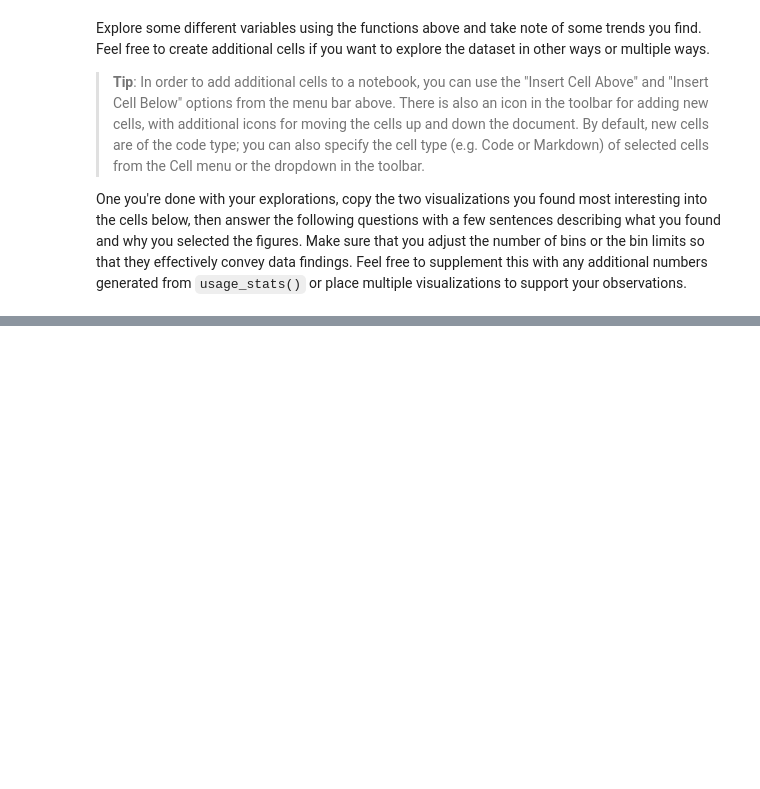
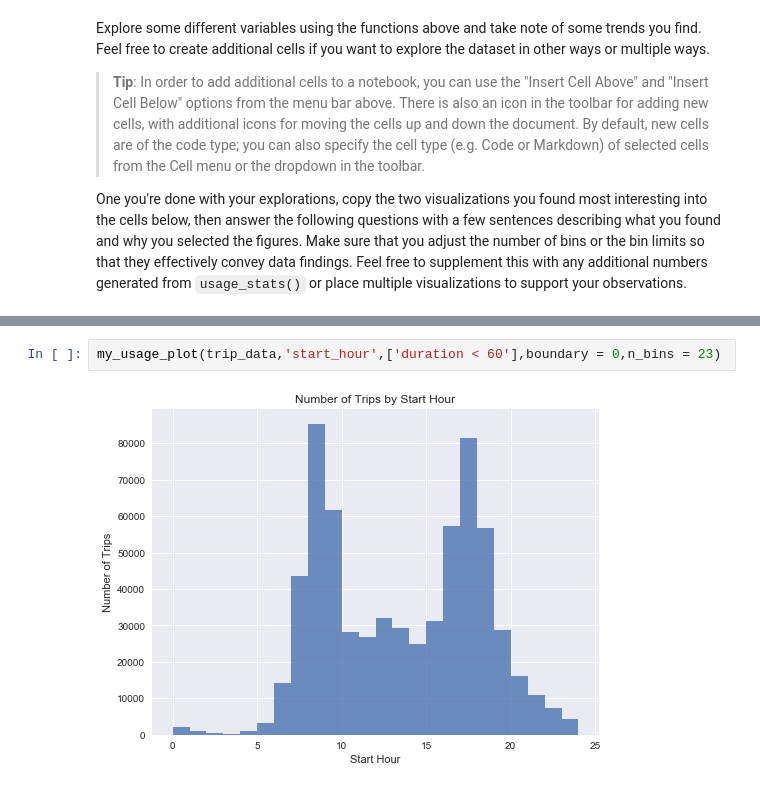
Before and after one commit to MasterXuBoya/dataanalysisnanodegree, a Jupyter notebook: Bay_Area_Bike_Share_Analysis.ipynb, the cells around one changed output, grey strips where cells are left out. Cells and saved outputs as stored; diff of their text form; blank space fills up the shorter version.

```diff
--- a/Bay_Area_Bike_Share_Analysis.ipynb
+++ b/Bay_Area_Bike_Share_Analysis.ipynb
@@ -313,0 +442,4 @@ usage_plot(trip_data)
+# %%
+my_usage_plot(trip_data,'start_hour',['duration < 60'],boundary = 0,n_bins = 23)
+# %% [output]
+[figure, added]
```
Also changed, not shown: parts of 14 cells of this notebook.
